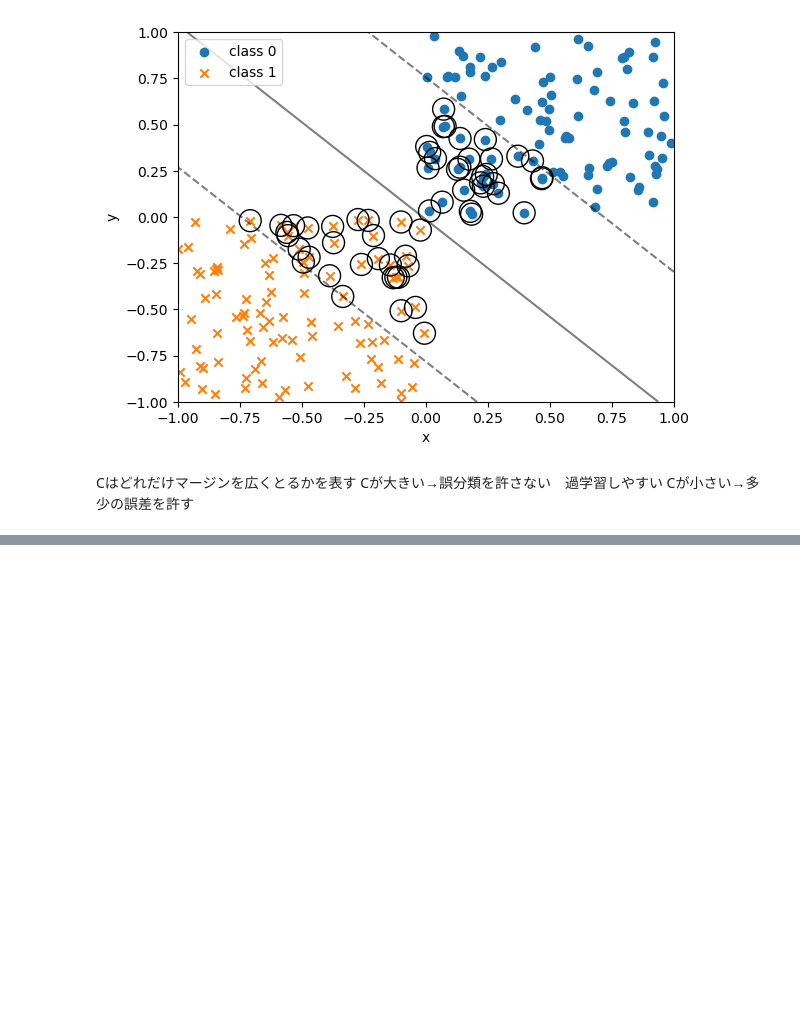
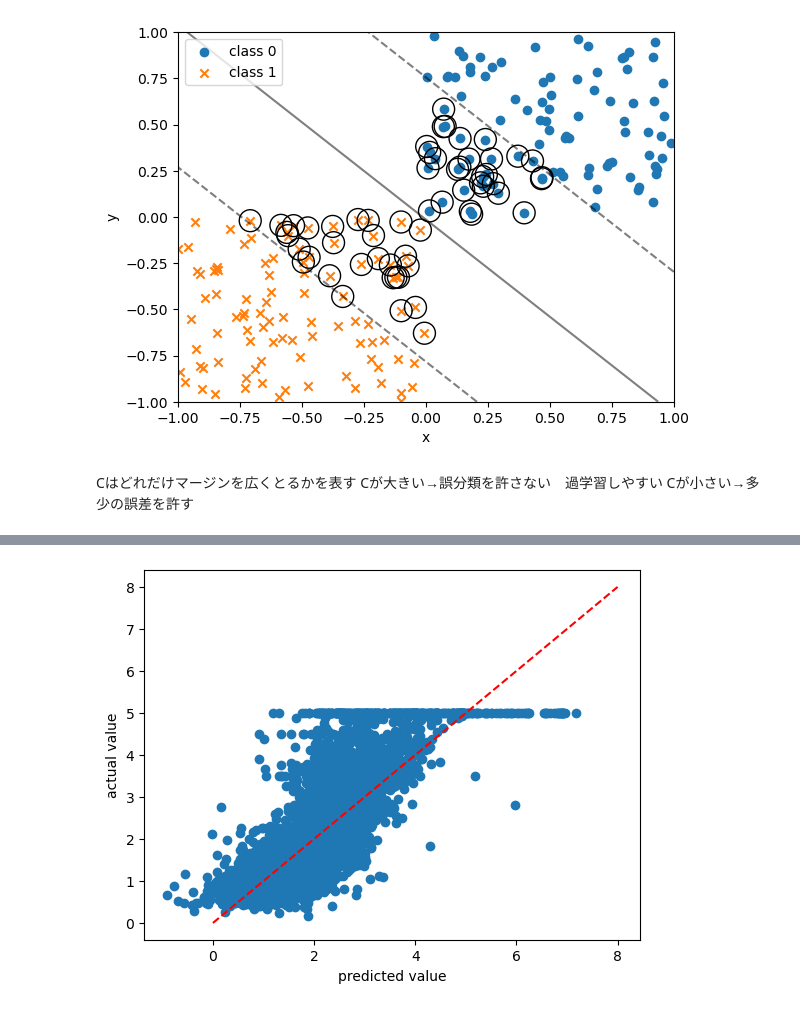
Before and after one commit to makishig/python_practice, a Jupyter notebook: 2026_4_26.27.ipynb, the cells around one changed output, grey strips where cells are left out. Saved outputs shown, nothing was run; the diff lists cells and outputs as text; code cells hidden in the pictures; blank space fills up the shorter version.

```diff
--- a/2026_4_26.ipynb
+++ b/2026_4_26.27.ipynb
@@ -213,0 +253,13 @@ Cが小さい→多少の誤差を許す
+# %%
+#データセットを予測
+y_pred = lr.predict(x_test)
+# %%
+#横軸を予測値、縦軸を実績値とする散布図をプロット　予測値＝実績値となる線も描画
+fig, ax = plt.subplots()
+ax.scatter(y_pred, y_test)
+ax.plot((0, 8), (0, 8), linestyle='dashed', color='red')
+ax.set_xlabel('predicted value')
+ax.set_ylabel('actual value')
+plt.show()
+# %% [output]
+[figure, added]
```
Also changed, not shown: parts of 3 cells of this notebook.
